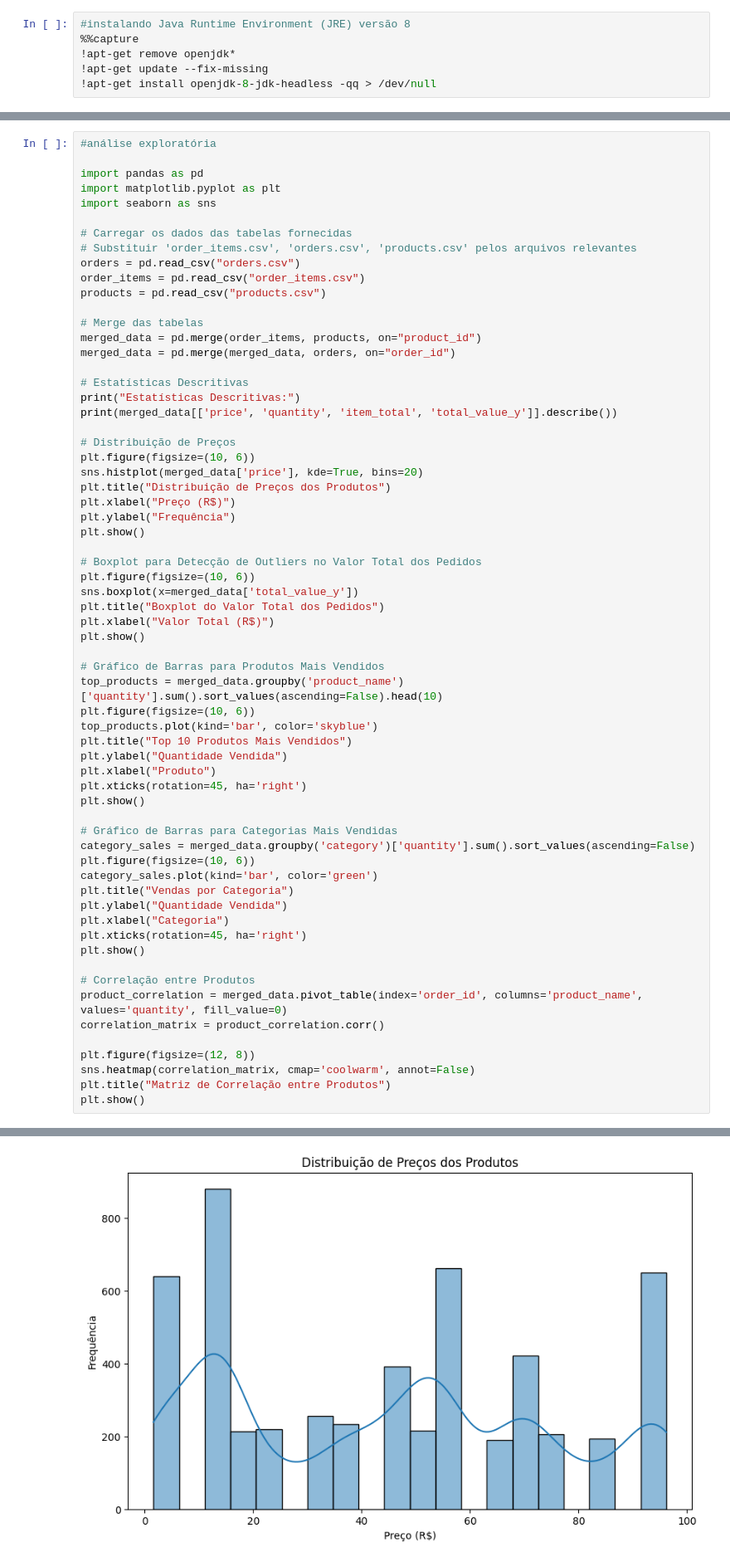
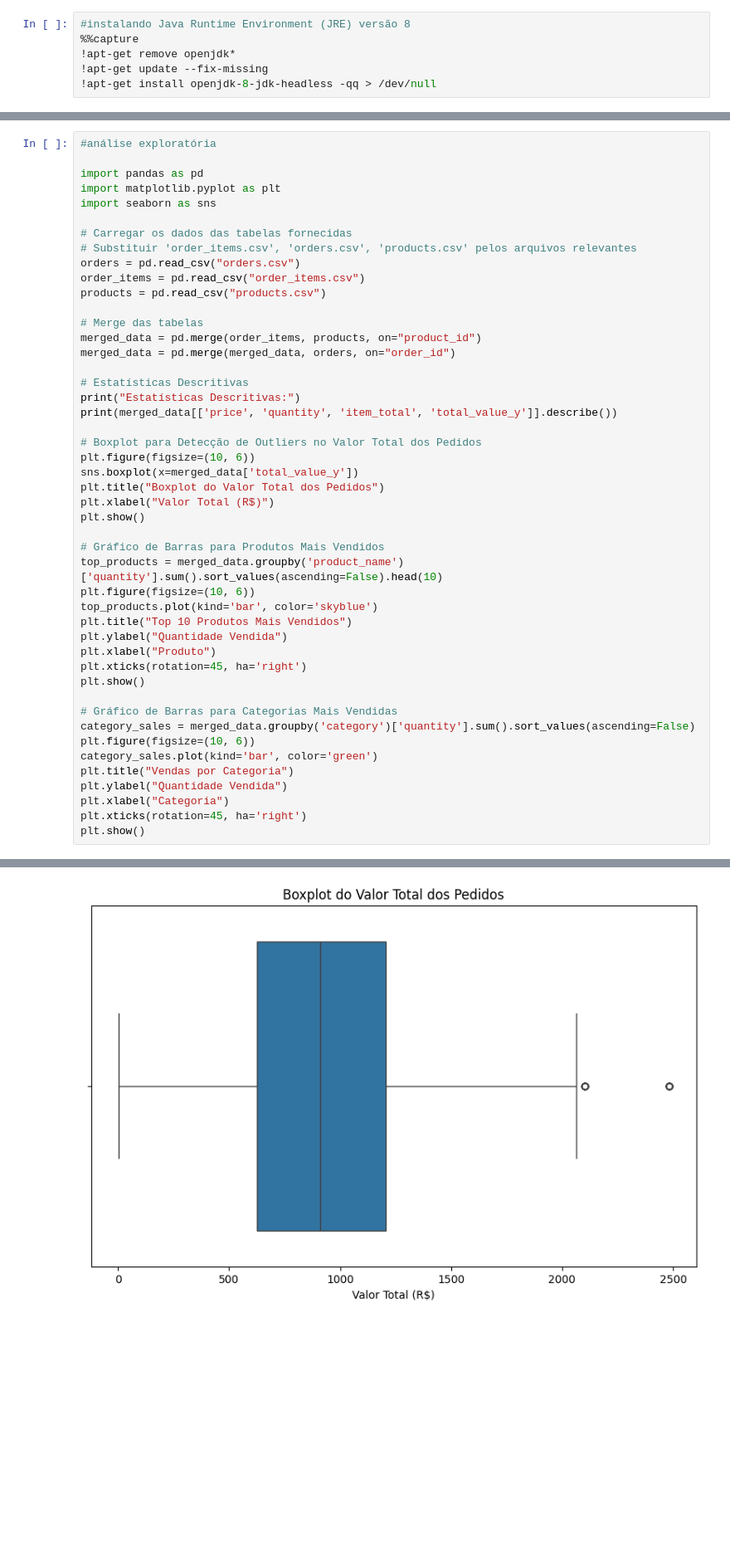
Before and after one commit to rodmoraes/MBA-TCC-APRIORI-2024, a Jupyter notebook: [TCC] Trabalho Conclusão de Curso - MBA em Ciência de Dados - USP 2024 - Rodrigo de Moraes.ipynb, the cells around one changed output, grey strips where cells are left out. Shown at 83% size. Cells and saved outputs as stored; diff of their text form; blank space fills up the shorter version.

```diff
--- a/[TCC] Trabalho Conclusão de Curso - MBA em Ciência de Dados - USP 2024 - Rodrigo de Moraes.ipynb
+++ b/[TCC] Trabalho Conclusão de Curso - MBA em Ciência de Dados - USP 2024 - Rodrigo de Moraes.ipynb
@@ -163,14 +173,6 @@ merged_data = pd.merge(merged_data, orders, on="order_id")
 # Estatísticas Descritivas
 print("Estatísticas Descritivas:")
 print(merged_data[['price', 'quantity', 'item_total', 'total_value_y']].describe())
-
-# Distribuição de Preços
-plt.figure(figsize=(10, 6))
-sns.histplot(merged_data['price'], kde=True, bins=20)
-plt.title("Distribuição de Preços dos Produtos")
-plt.xlabel("Preço (R$)")
-plt.ylabel("Frequência")
-plt.show()
 
 # Boxplot para Detecção de Outliers no Valor Total dos Pedidos
 plt.figure(figsize=(10, 6))
@@ -182,40 +184,31 @@ plt.show()
 # Gráfico de Barras para Produtos Mais Vendidos
 top_products = merged_data.groupby('product_name')['quantity'].sum().sort_values(ascending=False).head(10)
 plt.figure(figsize=(10, 6))
 top_products.plot(kind='bar', color='skyblue')
 plt.title("Top 10 Produtos Mais Vendidos")
 plt.ylabel("Quantidade Vendida")
 plt.xlabel("Produto")
 plt.xticks(rotation=45, ha='right')
 plt.show()
 
 # Gráfico de Barras para Categorias Mais Vendidas
 category_sales = merged_data.groupby('category')['quantity'].sum().sort_values(ascending=False)
 plt.figure(figsize=(10, 6))
 category_sales.plot(kind='bar', color='green')
 plt.title("Vendas por Categoria")
 plt.ylabel("Quantidade Vendida")
 plt.xlabel("Categoria")
 plt.xticks(rotation=45, ha='right')
 plt.show()
-
-# Correlação entre Produtos
-product_correlation = merged_data.pivot_table(index='order_id', columns='product_name', values='quantity', fill_value=0)
-correlation_matrix = product_correlation.corr()
-
-plt.figure(figsize=(12, 8))
-sns.heatmap(correlation_matrix, cmap='coolwarm', annot=False)
-plt.title("Matriz de Correlação entre Produtos")
-plt.show()
 # %% [output]
 Estatísticas Descritivas:
              price     quantity   item_total  total_value_y
 count  5366.000000  5366.000000  5366.000000    5366.000000
 mean     44.949020     3.044726   136.849944     931.327887
 std      29.838244     1.420346   118.660808     434.627900
 min       1.600000     1.000000     1.600000       3.200000
 25%      13.850000     2.000000    41.550000     624.500000
 50%      48.440000     3.000000    96.880000     910.240000
 75%      68.970000     4.000000   206.910000    1206.220000
 max      96.190000     5.000000   480.950000    2480.920000
-[figure, old version]
+[figure, new version]
```
Also changed, not shown: parts of 18 cells of this notebook.
